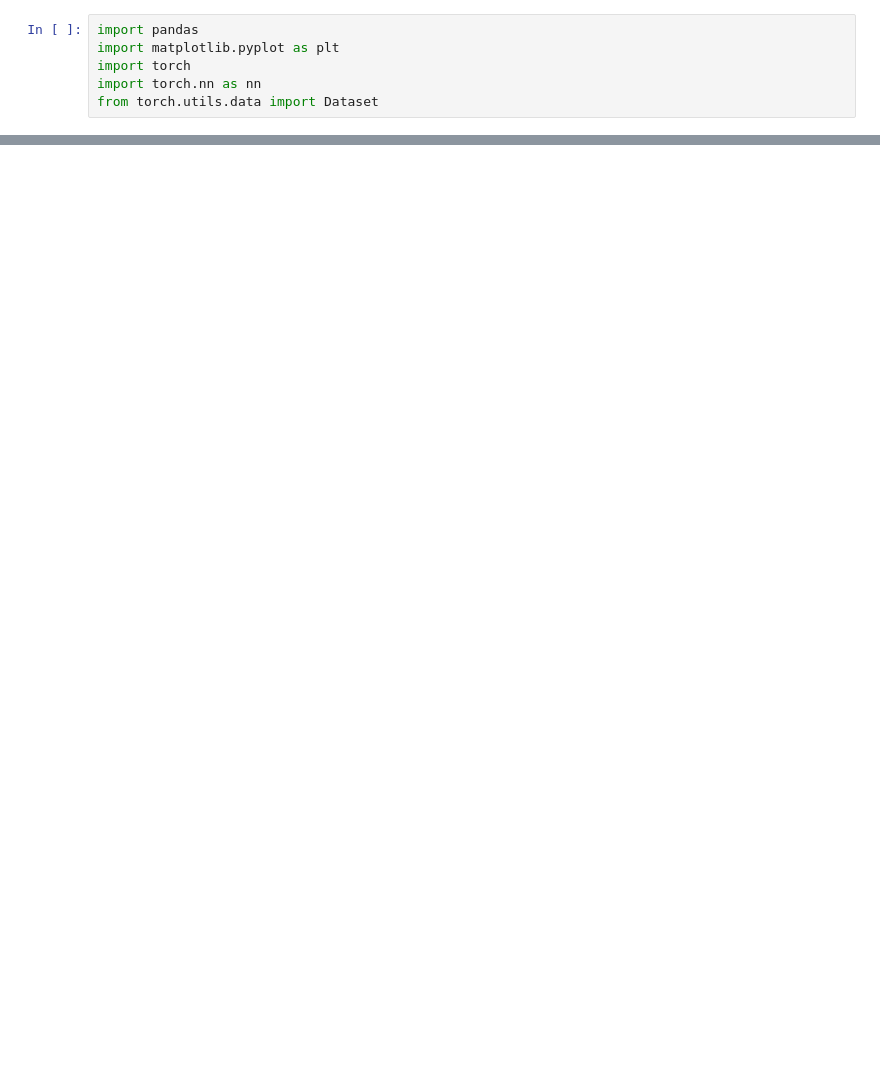
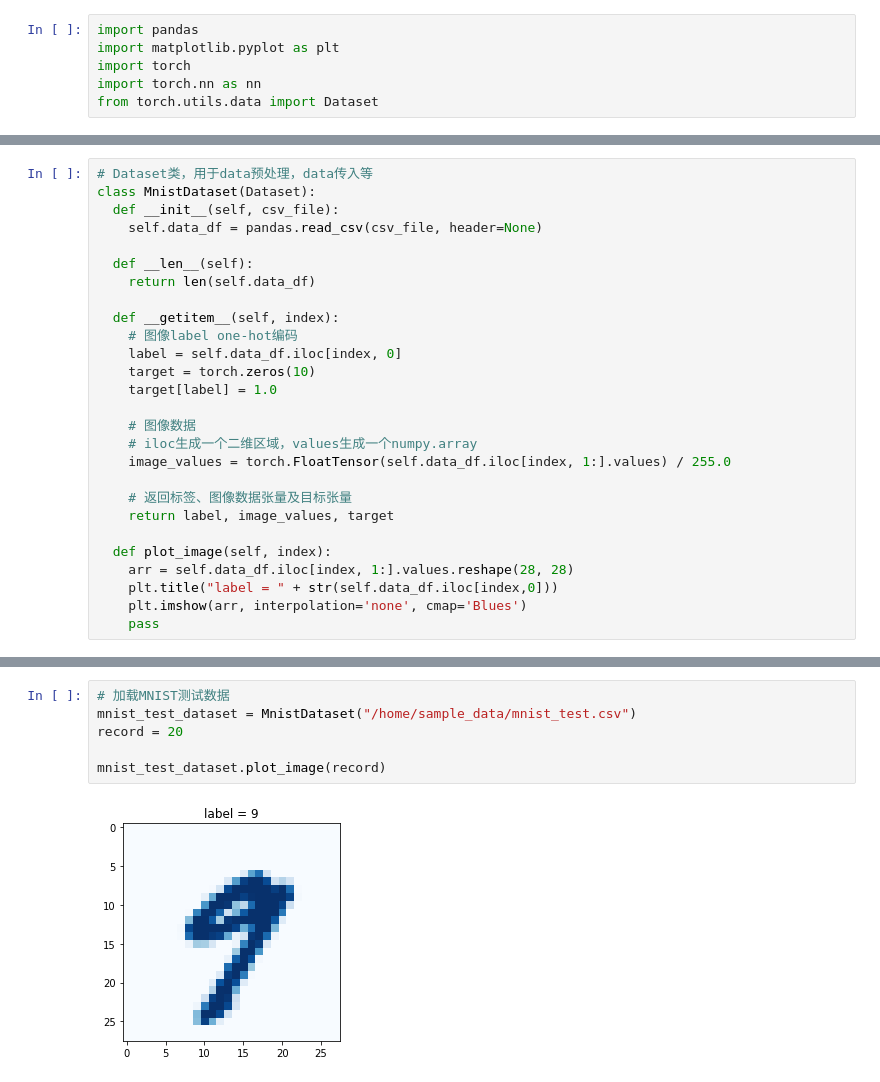
Before and after one commit to JumperWacky/cycleGAN, a Jupyter notebook: mnist_rec.ipynb, the cells around one changed output, grey strips where cells are left out. Saved outputs shown, nothing was run; the diff lists cells and outputs as text; blank space fills up the shorter version.

```diff
--- a/mnist_rec.ipynb
+++ b/mnist_rec.ipynb
@@ -90,0 +82,27 @@ class MnistDataset(Dataset):
+# %%
+# Dataset类，用于data预处理，data传入等
+class MnistDataset(Dataset):
+  def __init__(self, csv_file):
+    self.data_df = pandas.read_csv(csv_file, header=None)
+
+  def __len__(self):
+    return len(self.data_df)
+
+  def __getitem__(self, index):
+    # 图像label one-hot编码
+    label = self.data_df.iloc[index, 0]
+    target = torch.zeros(10)
+    target[label] = 1.0
+
+    # 图像数据
+    # iloc生成一个二维区域，values生成一个numpy.array
+    image_values = torch.FloatTensor(self.data_df.iloc[index, 1:].values) / 255.0
+
+    # 返回标签、图像数据张量及目标张量
+    return label, image_values, target
+
+  def plot_image(self, index):
+    arr = self.data_df.iloc[index, 1:].values.reshape(28, 28)
+    plt.title("label = " + str(self.data_df.iloc[index,0]))
+    plt.imshow(arr, interpolation='none', cmap='Blues')
+    pass
@@ -90,0 +135,8 @@ class MnistDataset(Dataset):
+# %%
+# 加载MNIST测试数据
+mnist_test_dataset = MnistDataset("/home/sample_data/mnist_test.csv")
+record = 20
+
+mnist_test_dataset.plot_image(record)
+# %% [output]
+[figure, added]
```
Also changed, not shown: parts of 8 cells of this notebook.
